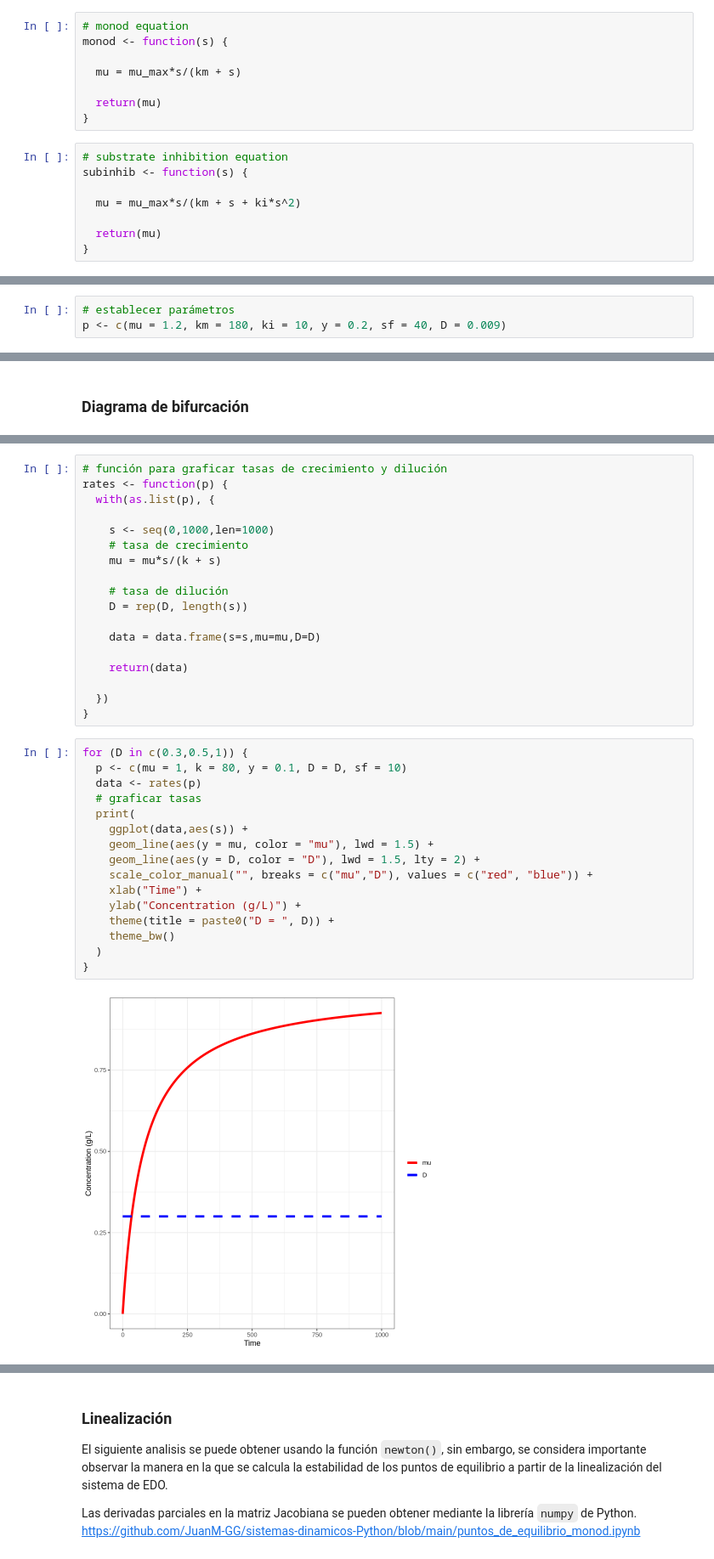
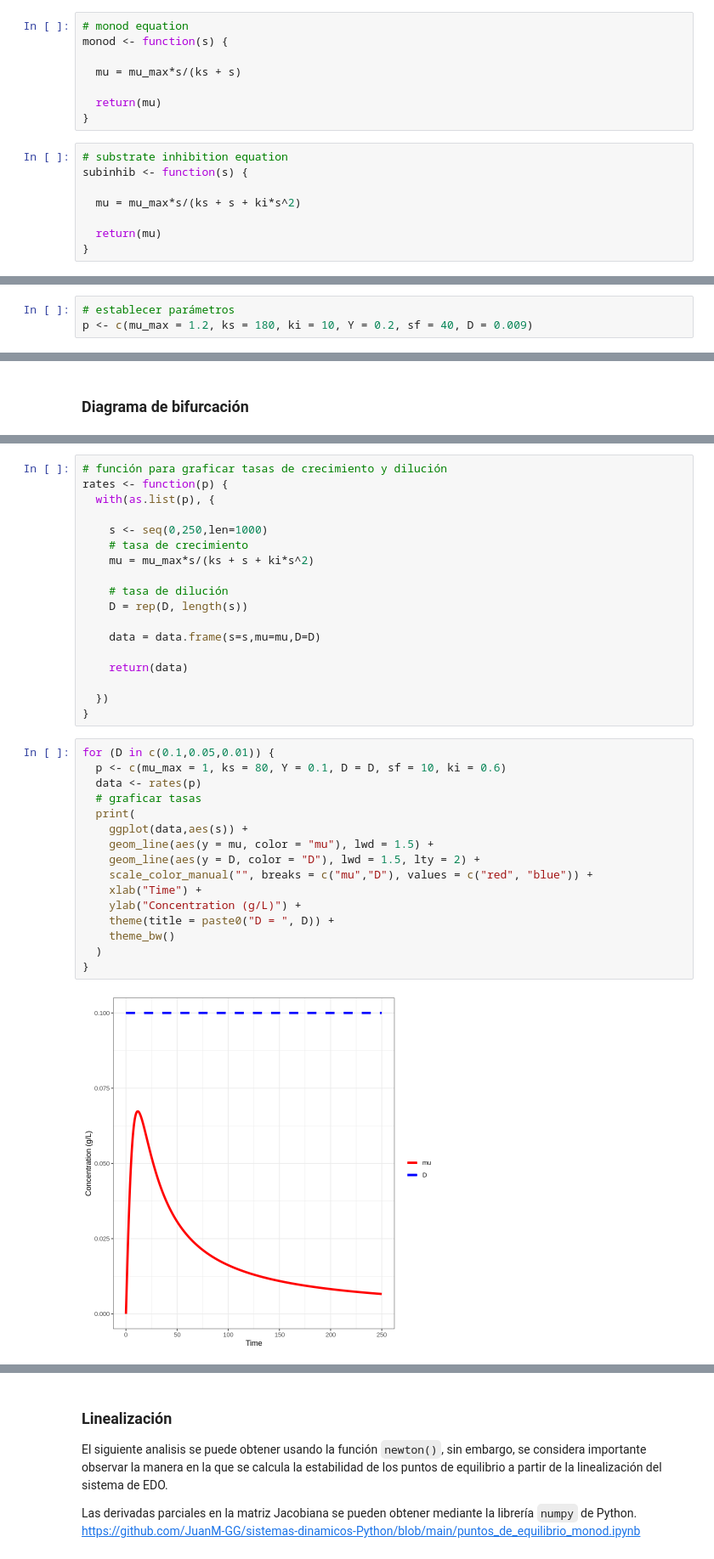
Before and after one commit to JuanM-GG/sistemas-dinamicos-R, a Jupyter notebook: modelo_inhibicion.ipynb, the cells around one changed output, grey strips where cells are left out. Shown at 85% size. Cells and saved outputs as stored; diff of their text form.

```diff
--- a/modelo_inhibicion.ipynb
+++ b/modelo_inhibicion.ipynb
@@ -180,7 +24,7 @@ Installing package into ‘/usr/local/lib/R/site-library’
 # monod equation
 monod <- function(s) {
 
-  mu = mu_max*s/(km + s)
+  mu = mu_max*s/(ks + s)
 
   return(mu)
 }
@@ -188,7 +32,7 @@ monod <- function(s) {
 # substrate inhibition equation
 subinhib <- function(s) {
 
-  mu = mu_max*s/(km + s + ki*s^2)
+  mu = mu_max*s/(ks + s + ki*s^2)
 
   return(mu)
 }
@@ -284,7 +136,7 @@ model <- function(times, state, parms) {
 }
 # %%
 # establecer parámetros
-p <- c(mu = 1.2, km = 180, ki = 10, y = 0.2, sf = 40, D = 0.009)
+p <- c(mu_max = 1.2, ks = 180, ki = 10, Y = 0.2, sf = 40, D = 0.009)
 # %%
 # condiciones iniciales
 s <- c(s = 10, x = 0.1)
@@ -516,9 +369,9 @@ requiere que el valor de $D$ sea menor que $\mu$ para tener un valor positivo de
 rates <- function(p) {
   with(as.list(p), {
 
-    s <- seq(0,1000,len=1000)
+    s <- seq(0,250,len=1000)
     # tasa de crecimiento
-    mu = mu*s/(k + s)
+    mu = mu_max*s/(ks + s + ki*s^2)
 
     # tasa de dilución
     D = rep(D, length(s))
@@ -530,20 +383,20 @@ rates <- function(p) {
   })
 }
 # %%
-for (D in c(0.3,0.5,1)) {
-  p <- c(mu = 1, k = 80, y = 0.1, D = D, sf = 10)
+for (D in c(0.1,0.05,0.01)) {
+  p <- c(mu_max = 1, ks = 80, Y = 0.1, D = D, sf = 10, ki = 0.6)
   data <- rates(p)
   # graficar tasas
   print(
     ggplot(data,aes(s)) +
     geom_line(aes(y = mu, color = "mu"), lwd = 1.5) +
     geom_line(aes(y = D, color = "D"), lwd = 1.5, lty = 2) +
     scale_color_manual("", breaks = c("mu","D"), values = c("red", "blue")) +
     xlab("Time") +
     ylab("Concentration (g/L)") +
     theme(title = paste0("D = ", D)) +
     theme_bw()
   )
 }
 # %% [output]
-[figure, old version]
+[figure, new version]
```
Also changed, not shown: parts of 31 cells of this notebook.
